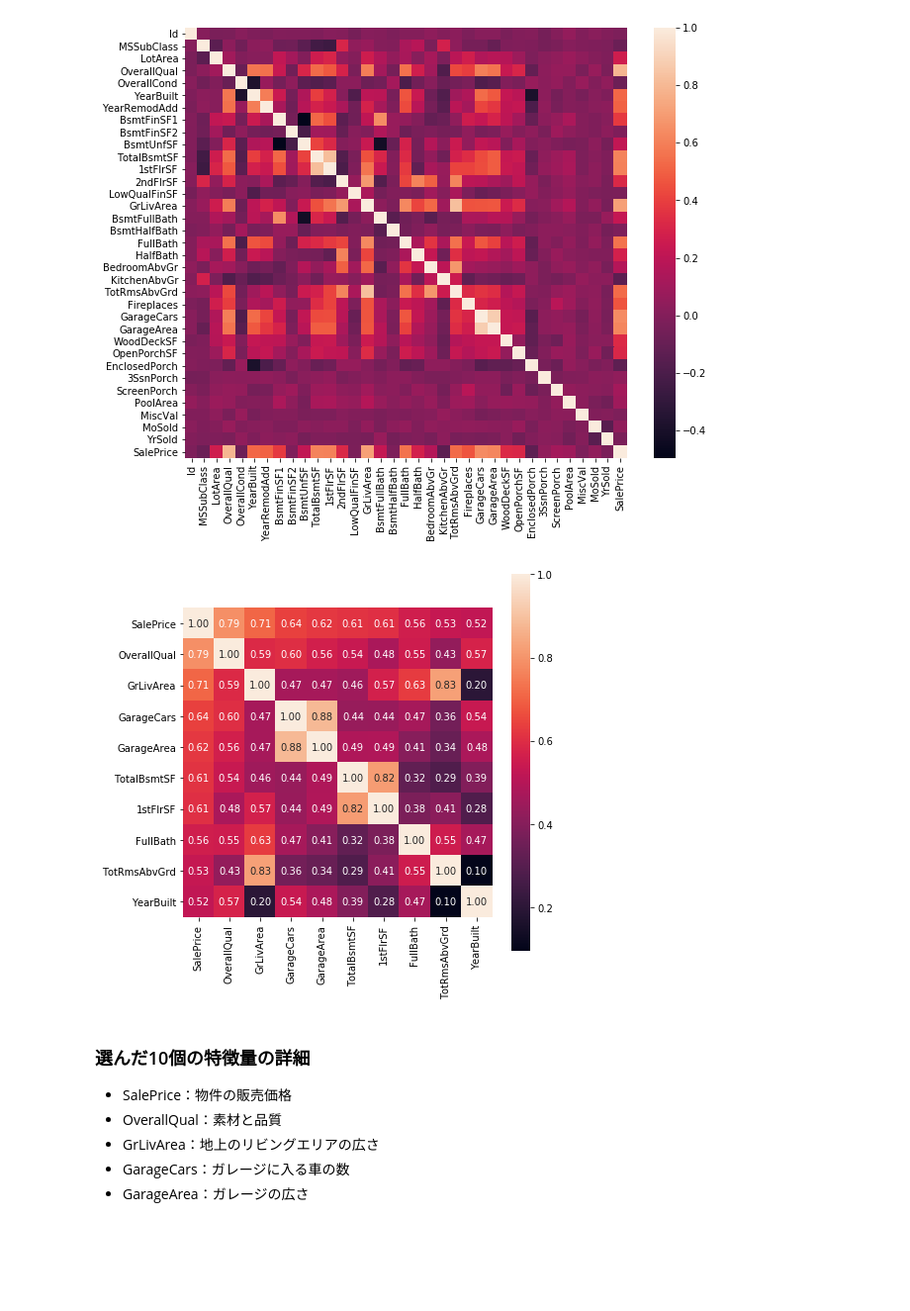
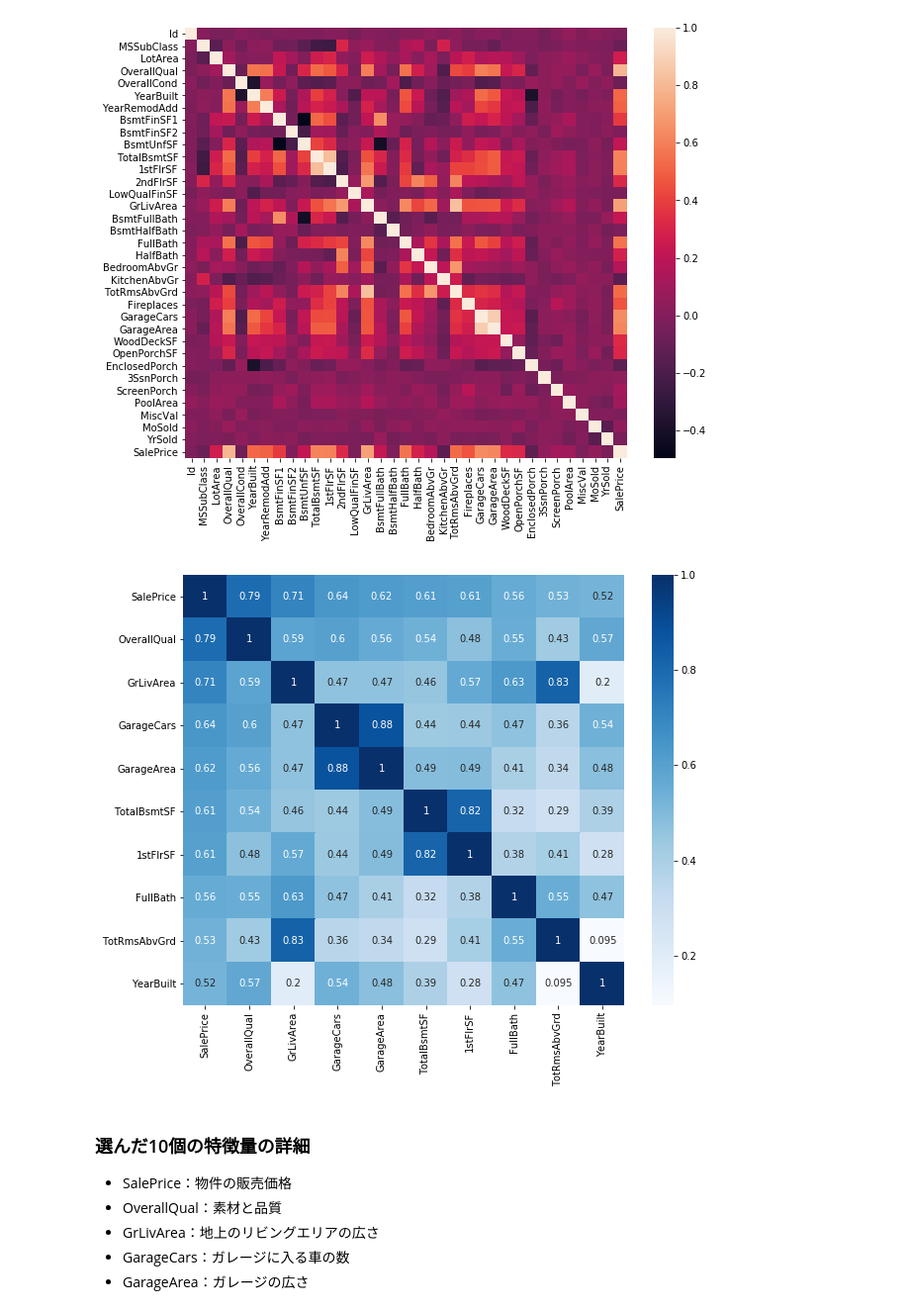
Before and after one commit to tkyiw/diveintocode-ml, a Jupyter notebook: Week3/Week3授業前課題2住宅情報の分析.ipynb, the cells around one changed output. Shown at 99% size. Drawn from its saved outputs; the diff is of its cells as text; code cells hidden in the pictures; blank space fills up the shorter version.

```diff
--- a/Week3/Week3授業前課題2住宅情報の分析.ipynb
+++ b/Week3/Week3授業前課題2住宅情報の分析.ipynb
@@ -355,10 +355,10 @@ sns.heatmap(train_corr);
 # %%
 # 目的変数との相関の高い特徴量10個を選び、これらだけの相関係数行列ヒートマップを作る。
 cols = train_corr['SalePrice'].sort_values(ascending=False)[:10].index
-fig = plt.figure(figsize=(7,7))
-sns.heatmap(train_data[cols].corr(), square=True, fmt='.2f', annot=True);
+plt.figure(figsize=(10,8))
+sns.heatmap(train_data[cols].corr(), annot=True, cmap='Blues');
 # %% [output]
-[figure, old version]
+[figure, new version]
 # %% [markdown]
 ### 選んだ10個の特徴量の詳細
 - SalePrice：物件の販売価格
```
